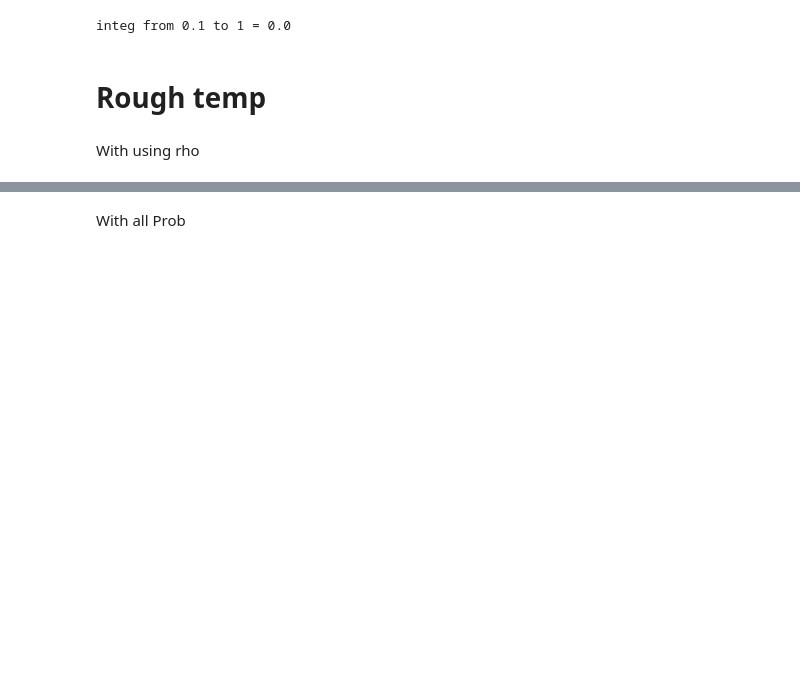
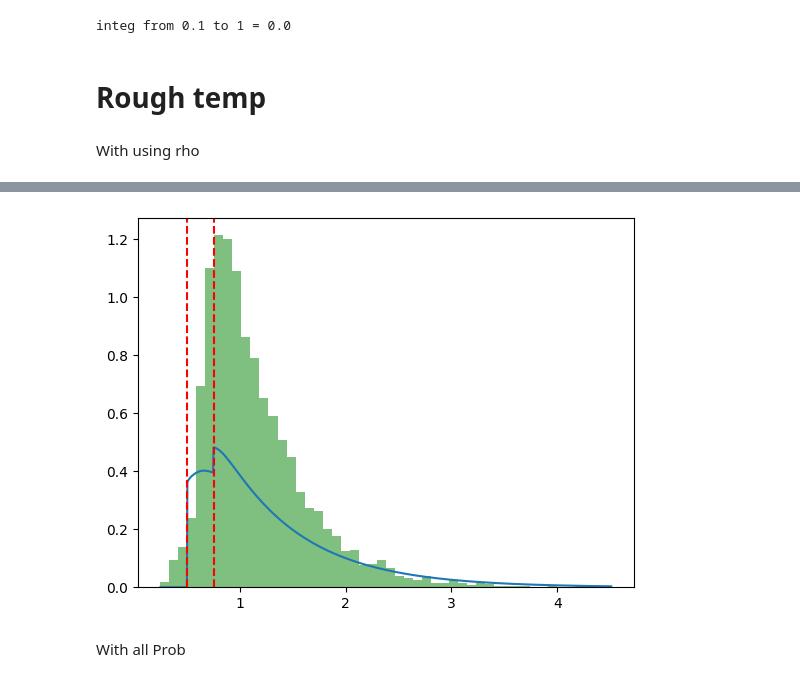
Before and after one commit to rakaar/ddm_codes, a Jupyter notebook: action_init_ddm/fitting_sim_data.ipynb, the cells around one changed output, grey strips where cells are left out. Drawn from its saved outputs; the diff is of its cells as text; code cells hidden in the pictures; blank space fills up the shorter version.

```diff
--- a/action_init_ddm/fitting_sim_data.ipynb
+++ b/action_init_ddm/fitting_sim_data.ipynb
@@ -353,3 +353,11 @@ plt.legend();
+# %%
+plt.plot(t_pts, P_EA_pos_norm)
+plt.axvline(x=t_stim, color='r', linestyle='--')
+plt.axvline(x=0.75, color='r', linestyle='--')
+
+plt.hist(correct_RT, bins=50, alpha=0.5, label='correct data', color='g', density=True);
+# %% [output]
+[figure, added]
 # %% [markdown]
 With all Prob
 # %%
```
Also changed, not shown: parts of 10 cells of this notebook.
